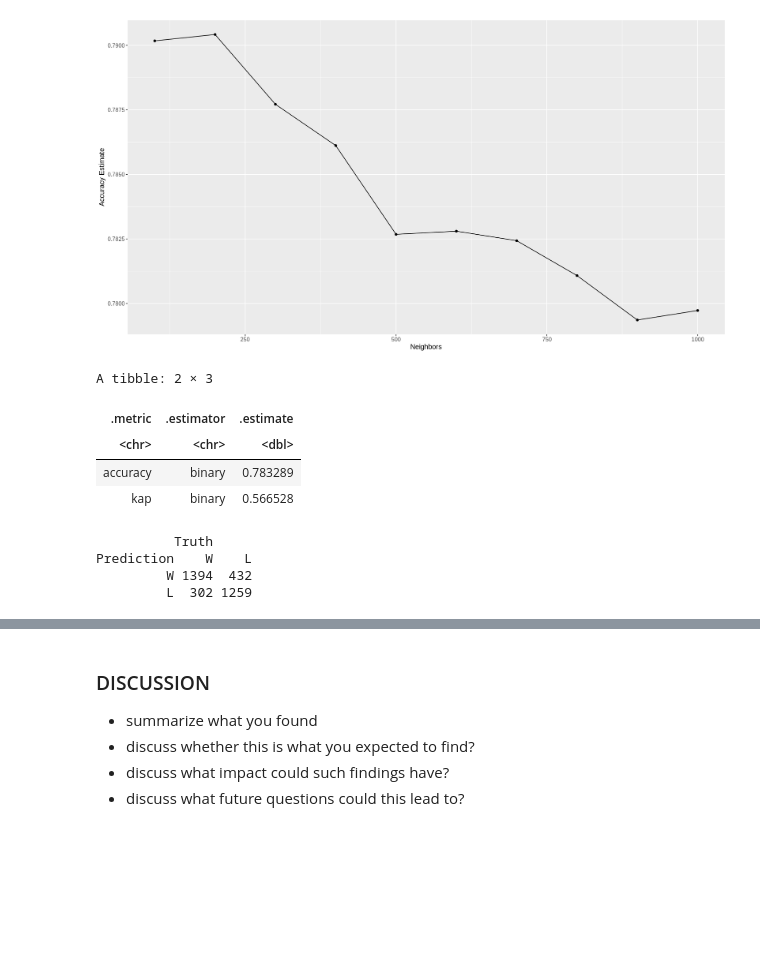
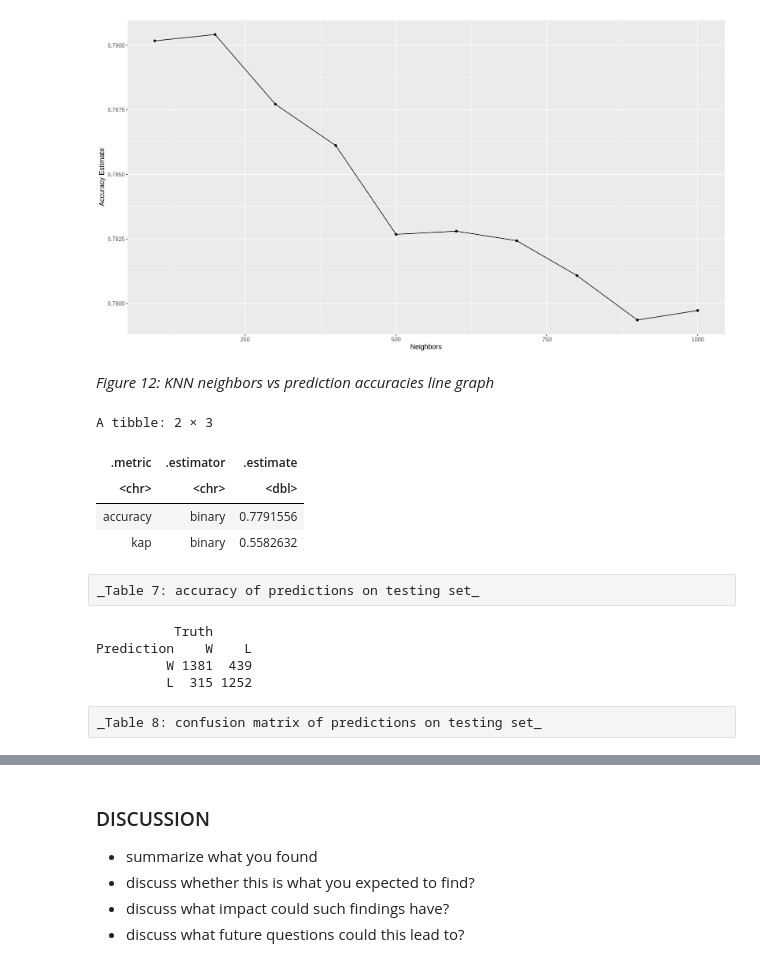
Before and after one commit to saucedo111/-Predicting-Tennis-Match-Outcomes, a Jupyter notebook: final_report.ipynb, the cells around one changed output, grey strips where cells are left out. Drawn from its saved outputs; the diff is of its cells as text; code cells hidden in the pictures; blank space fills up the shorter version.

Commit message:
labeled figures and graph
added labels under using markdown

```diff
--- a/final_report.ipynb
+++ b/final_report.ipynb
@@ -552,33 +591,43 @@ accuracy_vs_k
 x Fold5: model 1/1 (predictions): Error: Problem with `mutate()` input `.row`.
 [...
 [figure]
+# %% [markdown]
+_Figure 12: KNN neighbors vs prediction accuracies line graph_
 # %%
 # KNN classification predicting
-knn_spec <- nearest_neighbor(weight_func = "rectangular", neighbors = 300) %>%
+knn_spec <- nearest_neighbor(weight_func = "rectangular", neighbors = 250) %>%
   set_engine("kknn") %>%
   set_mode("classification")
 tennis_fit <- workflow() %>%
   add_recipe(tennis_recipe) %>%
   add_model(knn_spec) %>%
   fit(tennis_train_final)
 tennis_predict <- predict(tennis_fit, tennis_test_final)%>%
                              bind_cols(tennis_test_final)
 # Create an accuracy output table and confusion matrix
 tennis_metrics <- tennis_predict %>% metrics(truth=Outcome, estimate = .pred_class)
-tennis_conf_mat <- tennis_predict %>%
-                        conf_mat(truth = Outcome, estimate = .pred_class)
+
 tennis_metrics
-tennis_conf_mat
 # %% [output]
 A tibble: 2 × 3
 | .metric | .estimator | .estimate |
 | <chr> | <chr> | <dbl> |
-| accuracy | binary | 0.783289 |
-| kap | binary | 0.566528 |
+| accuracy | binary | 0.7791556 |
+| kap | binary | 0.5582632 |
-          Truth
-Prediction    W    L
-         W 1394  432
-         L  302 1259
+# %% [raw]
+_Table 7: accuracy of predictions on testing set_
+# %%
+tennis_conf_mat <- tennis_predict %>%
+                        conf_mat(truth = Outcome, estimate = .pred_class)
+
+tennis_conf_mat
+# %% [output]
+          Truth
+Prediction    W    L
+         W 1381  439
+         L  315 1252
+# %% [raw]
+_Table 8: confusion matrix of predictions on testing set_
 # %%
 # visualization
 # 2 graphs using different variables with importance to each other, serve category graph and break point category graph
```
Also changed, not shown: parts of 25 cells of this notebook.
